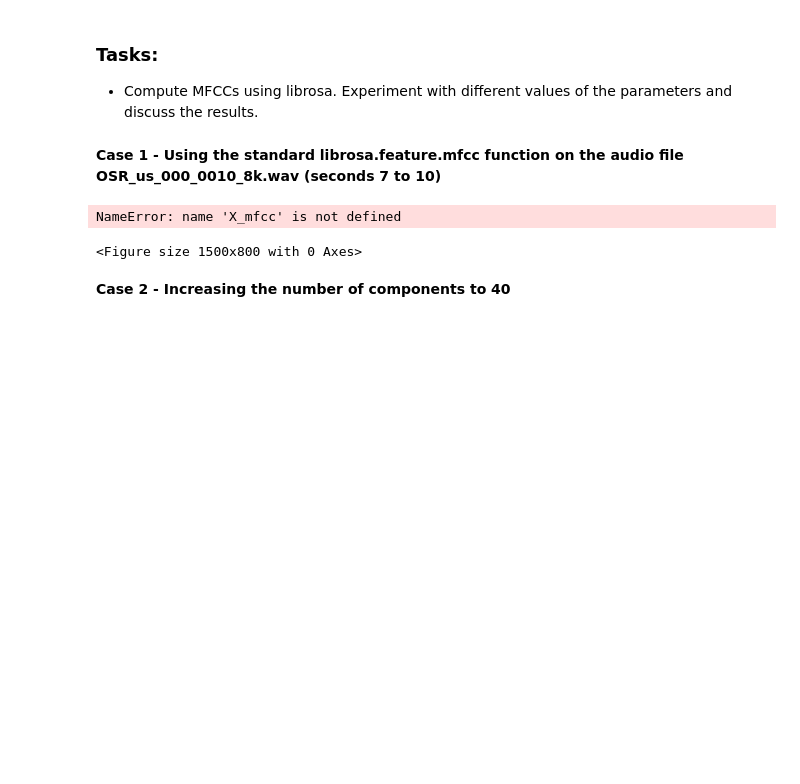
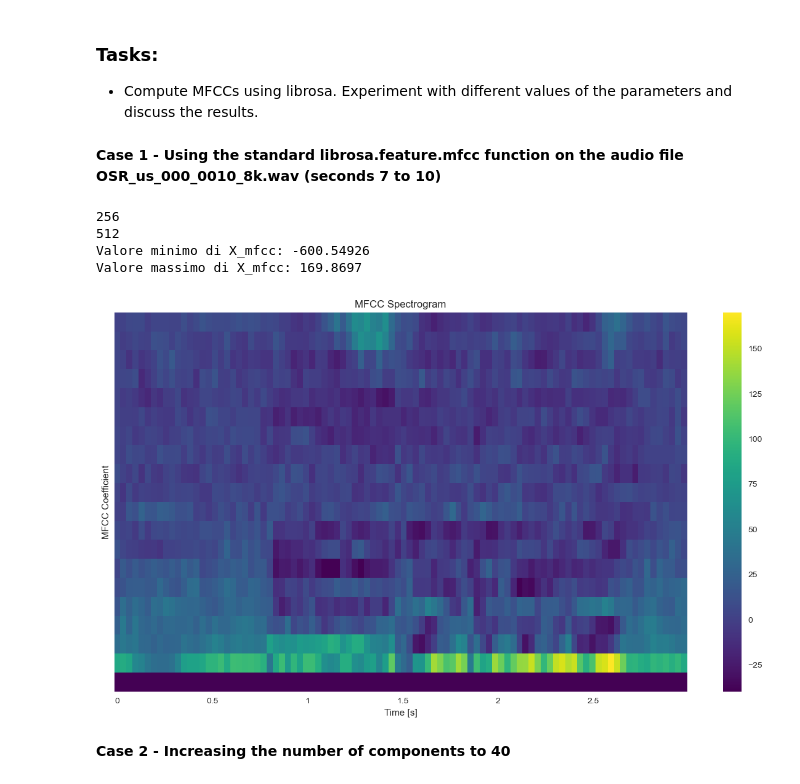
Before and after one commit to Carmenfranci/Selected, a Jupyter notebook: Lab_1_students.ipynb, the cells around one changed output. Saved outputs shown, nothing was run; the diff lists cells and outputs as text; code cells hidden in the pictures; blank space fills up the shorter version.

```diff
--- a/Lab_1_students.ipynb
+++ b/Lab_1_students.ipynb
@@ -1001,19 +1002,57 @@ The most important parameters are
 * Compute MFCCs using librosa. Experiment with different values of the parameters and discuss the results.
 # %% [markdown]
 **Case 1 - Using the standard librosa.feature.mfcc function on the audio file OSR_us_000_0010_8k.wav (seconds 7 to 10)**
-# %%
-# Add your code here!
-# signal, sample_rate = librosa.load(...
-# ...
-
-plt.figure(figsize=(15,8));
-librosa.display.specshow(X_mfcc, sr=sample_rate, hop_length=hop_length, x_axis='time', cmap='viridis');
-plt.clim(-40,None);
-plt.colorbar();
-plt.xlabel('Time [s]');
-plt.ylabel('MFCC Coefficient');
-# %% [output]
-NameError: name 'X_mfcc' is not defined
-<Figure size 1500x800 with 0 Axes>
+# %%
+# Add your code here!
+# signal, sample_rate = librosa.load(...
+# ...
+
+signal, sample_rate = librosa.load('sample_data/OSR_us_000_0010_8k.wav', sr=None)
+# Define the start and end time (in seconds)
+start_time = 7  # start at 7 seconds
+end_time = 10   # end at 10 seconds #ciao
+
+# Convert the times to sample indices
+start_sample = int(start_time * sample_rate)
+end_sample = int(end_time * sample_rate)
+
+# Slice the signal to get the third sentence
+signal_slice = signal[start_sample:end_sample]
+
+# Define frame length and hop size
+frame_length = 512
+hop_size = 256
+
+
+# Calcola gli MFCC
+X_mfcc = librosa.feature.mfcc(y=signal_slice, sr=sample_rate, n_fft=frame_length, hop_length=hop_size, n_mfcc=20)
+print(hop_size)
+print(frame_length)
+print("Valore minimo di X_mfcc:", np.min(X_mfcc))
+print("Valore massimo di X_mfcc:", np.max(X_mfcc))
+
+
+
+
+
+
+
+
+
+# Visualizza lo spettrogramma degli MFCC
+plt.figure(figsize=(15,8))
+librosa.display.specshow(X_mfcc, sr=sample_rate, hop_length=hop_size, x_axis='time', cmap='viridis')
+plt.clim(-40,None)
+plt.colorbar()
+plt.xlabel('Time [s]')
+plt.ylabel('MFCC Coefficient')
+plt.title('MFCC Spectrogram')
+plt.show()
+# %% [output]
+256
+512
+Valore minimo di X_mfcc: -600.54926
+Valore massimo di X_mfcc: 169.8697
+[figure, added]
 # %% [markdown]
 **Case 2 - Increasing the number of components to 40**
```
Also changed, not shown: parts of 9 cells of this notebook, 4 other files.
